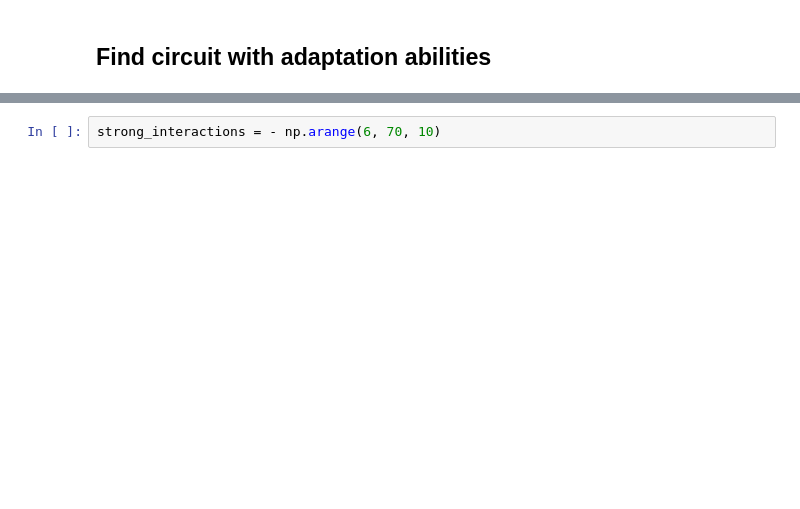
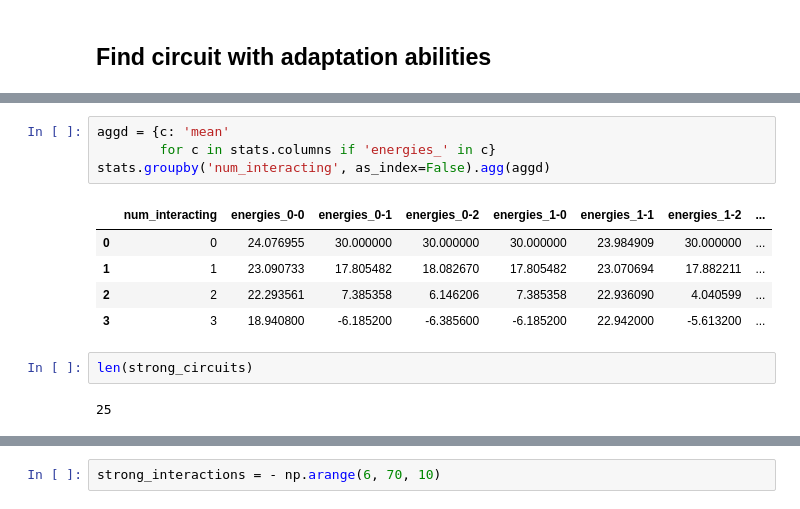
Before and after one commit to olive004/synbio_morpher, a Jupyter notebook: explanations/binding_energy.ipynb, the cells around one changed output, grey strips where cells are left out. Cells and saved outputs as stored; diff of their text form; blank space fills up the shorter version.

```diff
--- a/explanations/binding_energy.ipynb
+++ b/explanations/binding_energy.ipynb
@@ -358,0 +476,14 @@ strong_circuits = [construct_circuit_from_cfg(
+# %%
+aggd = {c: 'mean'
+        for c in stats.columns if 'energies_' in c}
+stats.groupby('num_interacting', as_index=False).agg(aggd)
+# %% [output]
+|  | num_interacting | energies_0-0 | energies_0-1 | energies_0-2 | energies_1-0 | energies_1-1 | energies_1-2 | ... |
+| 0 | 0 | 24.076955 | 30.000000 | 30.000000 | 30.000000 | 23.984909 | 30.000000 | ... |
+| 1 | 1 | 23.090733 | 17.805482 | 18.082670 | 17.805482 | 23.070694 | 17.882211 | ... |
+| 2 | 2 | 22.293561 | 7.385358 | 6.146206 | 7.385358 | 22.936090 | 4.040599 | ... |
+| 3 | 3 | 18.940800 | -6.185200 | -6.385600 | -6.185200 | 22.942000 | -5.613200 | ... |
+# %%
+len(strong_circuits)
+# %% [output]
+25
```
Also changed, not shown: parts of 22 cells of this notebook, 2 other files.
